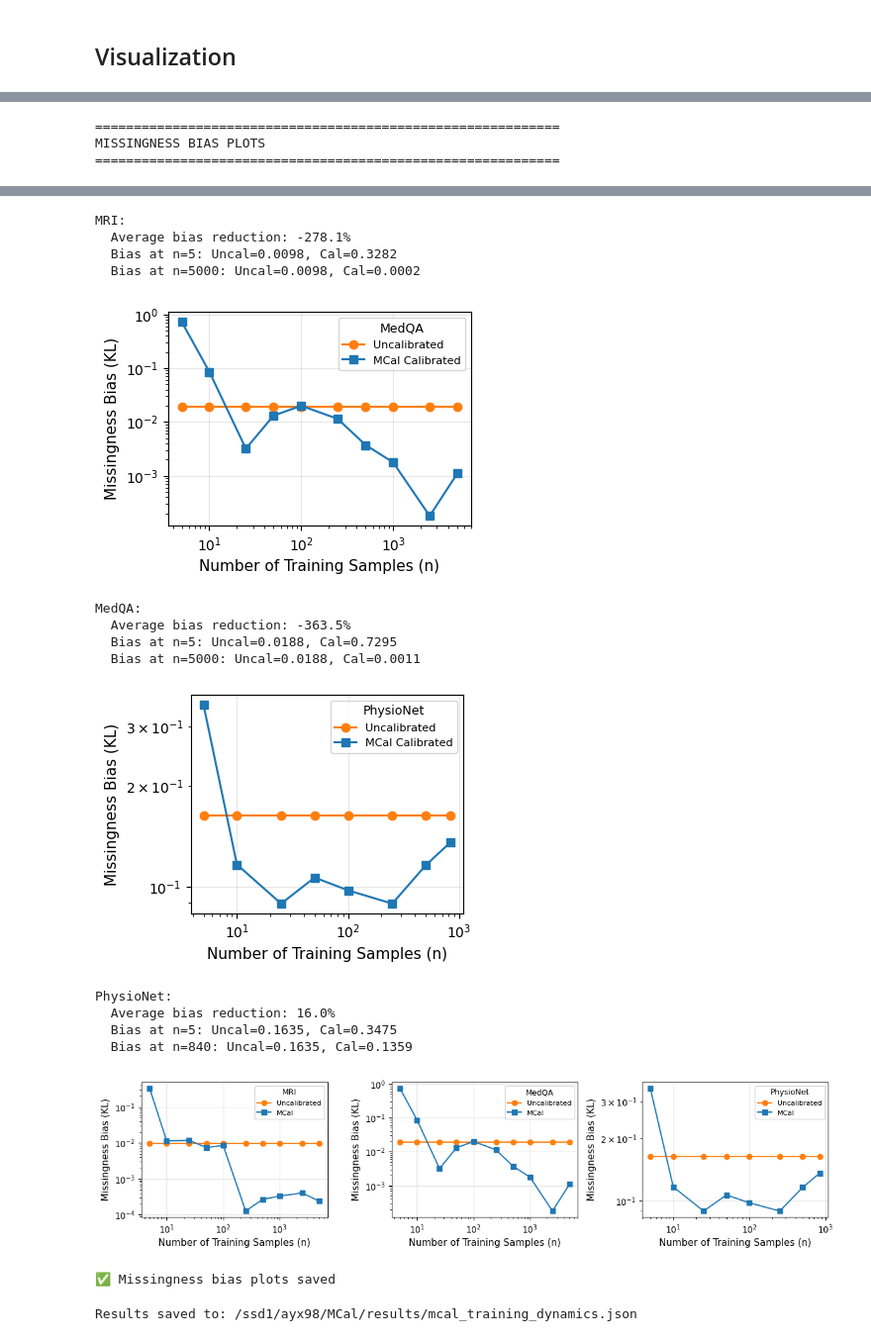
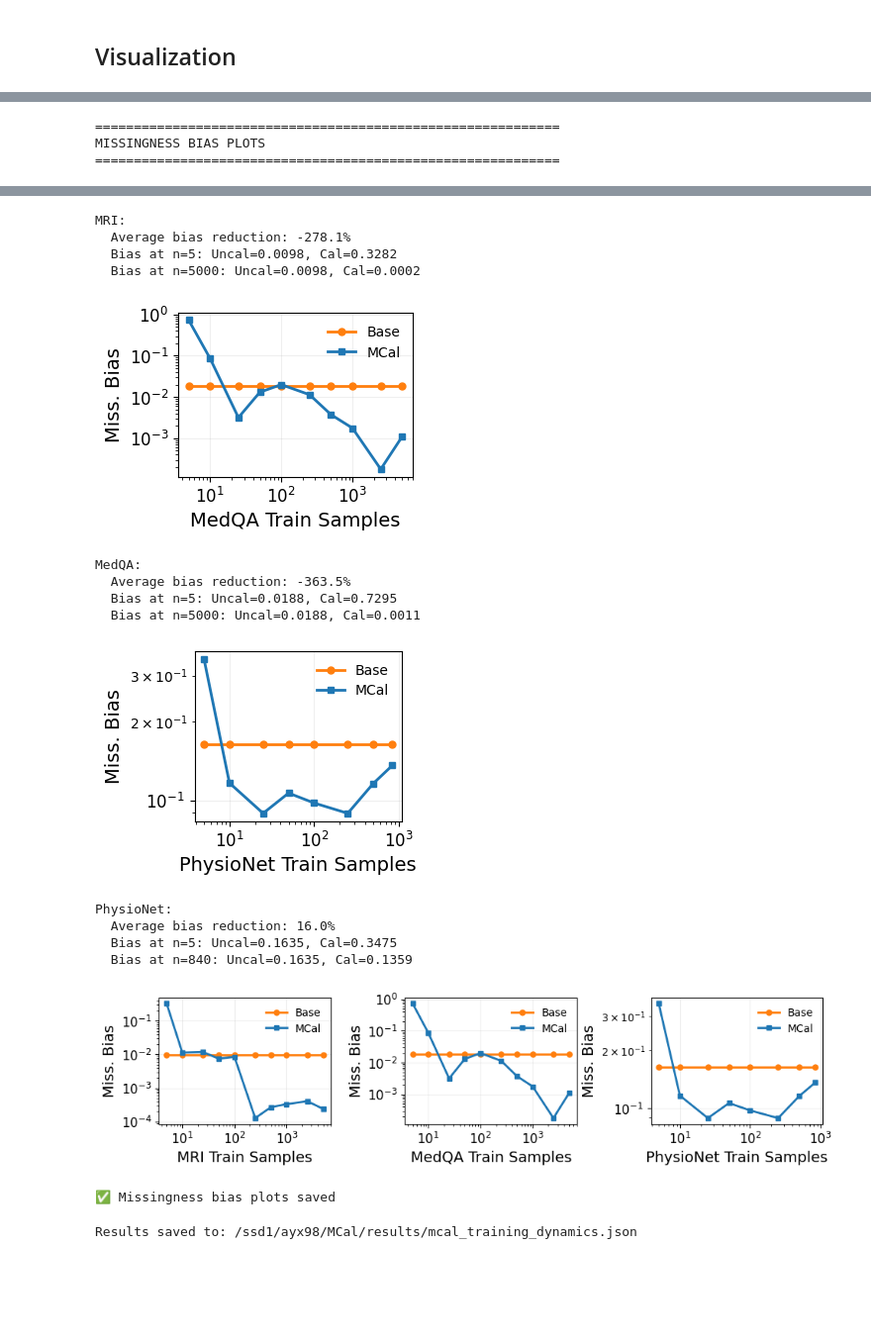
Before and after one commit to ShaileshSridhar2403/MCal, a Jupyter notebook: experiments/plot_mcal_training_dynamics.ipynb, the cells around one changed output, grey strips where cells are left out. Shown at 99% size. Saved outputs shown, nothing was run; the diff lists cells and outputs as text; code cells hidden in the pictures; blank space fills up the shorter version.

```diff
--- a/experiments/plot_mcal_training_dynamics.ipynb
+++ b/experiments/plot_mcal_training_dynamics.ipynb
@@ -592,6 +574,6 @@ print(f"\n✅ All plots saved to {output_dir}/")
 ... (3 outputs left out)
 # %%
-# Add missingness bias plots
+# Missingness bias plots
 print("\n" + "="*60)
 print("MISSINGNESS BIAS PLOTS")
 print("="*60)
@@ -604,19 +586,19 @@ for dataset_name, dataset_results in results.items():
     bias_uncal = [dataset_results[n]['missingness_bias_uncal'] for n in sample_sizes_list]
     bias_cal = [dataset_results[n]['missingness_bias_cal'] for n in sample_sizes_list]
 
-    fig, ax = plt.subplots(figsize=(4, 3))
-    ax.plot(sample_sizes_list, bias_uncal, 'o-', linewidth=1.5, markersize=6,
-            color='#ff7f0e', label='Uncalibrated')
-    ax.plot(sample_sizes_list, bias_cal, 's-', linewidth=1.5, markersize=6,
-            color='#1f77b4', label='MCal Calibrated')
-    ax.set_xlabel('Number of Training Samples (n)', fontsize=11)
-    ax.set_ylabel('Missingness Bias (KL)', fontsize=11)
-    ax.legend(fontsize=8, loc='best', title=display_name, title_fontsize=9)
-    ax.tick_params(labelsize=10)
-    ax.grid(alpha=0.3)
+    fig, ax = plt.subplots(figsize=(fig_width, fig_height))
+    ax.plot(sample_sizes_list, bias_uncal, 'o-', linewidth=LINEWIDTH, markersize=5,
+            color='#ff7f0e', label='Base')
+    ax.plot(sample_sizes_list, bias_cal, 's-', linewidth=LINEWIDTH, markersize=5,
+            color='#1f77b4', label='MCal')
+    ax.set_xlabel(f'{display_name} Train Samples', fontsize=LABEL_FONTSIZE)
+    ax.set_ylabel('Miss. Bias', fontsize=LABEL_FONTSIZE)
+    ax.legend(fontsize=LEGEND_FONTSIZE, loc='best', frameon=False)
+    ax.tick_params(axis='both', which='major', labelsize=TICK_LABELSIZE)
+    ax.grid(alpha=GRID_ALPHA)
     ax.set_xscale('log')
-    ax.set_yscale('log')  # Add log scale for y-axis
-    plt.tight_layout()
+    ax.set_yscale('log')
+    plt.tight_layout(pad=TIGHT_PAD)
     plt.savefig(output_dir / f'{dataset_name}_missingness_bias_vs_n.pdf', dpi=300, bbox_inches='tight')
     plt.show()
 
@@ -628,7 +610,7 @@ for dataset_name, dataset_results in results.items():
     print(f"  Bias at n={max(sample_sizes_list)}: Uncal={bias_uncal[-1]:.4f}, Cal={bias_cal[-1]:.4f}")
 
 # Combined missingness bias plot
-fig, axes = plt.subplots(1, 3, figsize=(12, 3))
+fig, axes = plt.subplots(1, 3, figsize=(3 * fig_width, fig_height))
 
 for idx, (dataset_name, dataset_results) in enumerate(results.items()):
     ax = axes[idx]
@@ -638,19 +620,19 @@ for idx, (dataset_name, dataset_results) in enumerate(results.items()):
     bias_uncal = [dataset_results[n]['missingness_bias_uncal'] for n in sample_sizes_list]
     bias_cal = [dataset_results[n]['missingness_bias_cal'] for n in sample_sizes_list]
 
-    ax.plot(sample_sizes_list, bias_uncal, 'o-', linewidth=1.5, markersize=6,
-            color='#ff7f0e', label='Uncalibrated')
-    ax.plot(sample_sizes_list, bias_cal, 's-', linewidth=1.5, markersize=6,
+    ax.plot(sample_sizes_list, bias_uncal, 'o-', linewidth=LINEWIDTH, markersize=5,
+            color='#ff7f0e', label='Base')
+    ax.plot(sample_sizes_list, bias_cal, 's-', linewidth=LINEWIDTH, markersize=5,
             color='#1f77b4', label='MCal')
-    ax.set_xlabel('Number of Training Samples (n)', fontsize=11)
-    ax.set_ylabel('Missingness Bias (KL)', fontsize=11)
-    ax.legend(fontsize=8, loc='best', title=display_name, title_fontsize=9)
-    ax.tick_params(labelsize=10)
-    ax.grid(alpha=0.3)
+    ax.set_xlabel(f'{display_name} Train Samples', fontsize=LABEL_FONTSIZE)
+    ax.set_ylabel('Miss. Bias', fontsize=LABEL_FONTSIZE)
+    ax.legend(fontsize=LEGEND_FONTSIZE, loc='best', frameon=False)
+    ax.tick_params(axis='both', which='major', labelsize=TICK_LABELSIZE)
+    ax.grid(alpha=GRID_ALPHA)
     ax.set_xscale('log')
-    ax.set_yscale('log')  # Add log scale for y-axis
+    ax.set_yscale('log')
 
-plt.tight_layout()
+plt.tight_layout(pad=TIGHT_PAD)
 plt.savefig(output_dir / 'missingness_bias_vs_sample_size_combined.pdf', dpi=300, bbox_inches='tight')
 plt.show()
 
@@ -663,18 +645,18 @@ MISSINGNESS BIAS PLOTS
 MRI:
   Average bias reduction: -278.1%
   Bias at n=5: Uncal=0.0098, Cal=0.3282
   Bias at n=5000: Uncal=0.0098, Cal=0.0002
-[figure, old version]
+[figure, new version]
 MedQA:
   Average bias reduction: -363.5%
   Bias at n=5: Uncal=0.0188, Cal=0.7295
   Bias at n=5000: Uncal=0.0188, Cal=0.0011
-[figure, old version]
+[figure, new version]
 PhysioNet:
   Average bias reduction: 16.0%
   Bias at n=5: Uncal=0.1635, Cal=0.3475
   Bias at n=840: Uncal=0.1635, Cal=0.1359
-[figure, old version]
+[figure, new version]
 ✅ Missingness bias plots saved
 # %%
 # Save results
```
Also changed, not shown: parts of 8 cells of this notebook, 19 other files.
